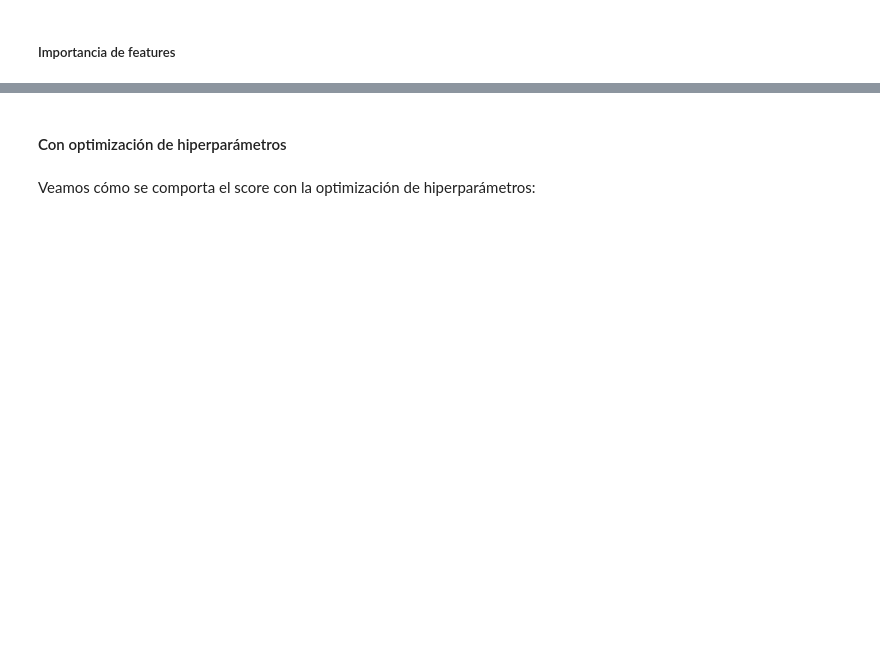
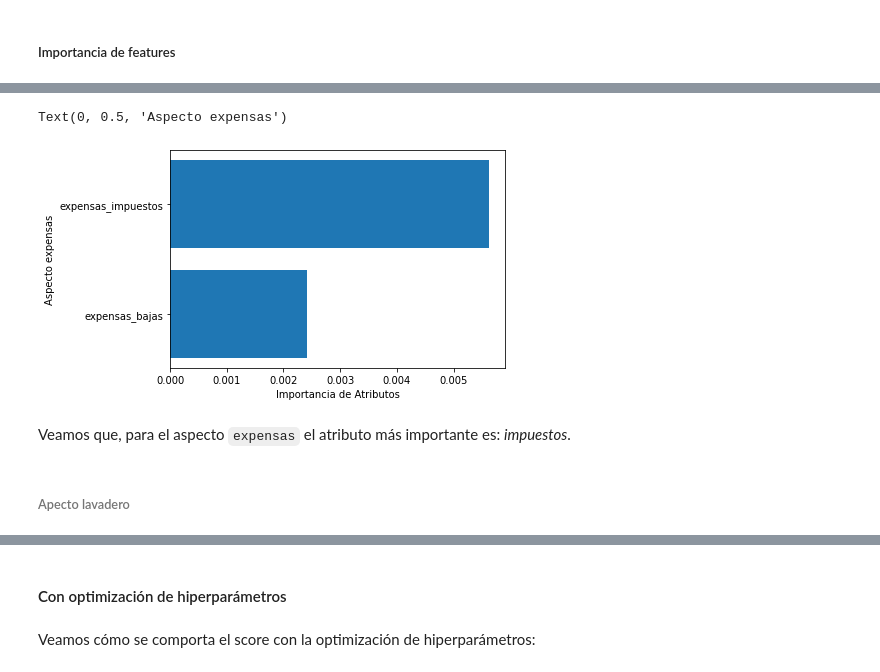
Before and after one commit to valencorrea/7506R-2C2022-GRUPO14-TP2, a Jupyter notebook: 7506R_TP2_GRUPO14_ENTREGA.ipynb, the cells around one changed output, grey strips where cells are left out. Saved outputs shown, nothing was run; the diff lists cells and outputs as text; code cells hidden in the pictures; blank space fills up the shorter version.

```diff
--- a/7506R_TP2_GRUPO14_ENTREGA.ipynb
+++ b/7506R_TP2_GRUPO14_ENTREGA.ipynb
@@ -562,0 +807,11 @@ Podemos observar que el feature más importante es la ubicación en Puerto Mader
+# %%
+plt.barh(df_test_dummies.columns[aspecto_id], XGB_Regressor.feature_importances_[aspecto_id])
+plt.xlabel("Importancia de Atributos")
+plt.ylabel("Aspecto expensas")
+# %% [output]
+Text(0, 0.5, 'Aspecto expensas')
+[figure, added]
+# %% [markdown]
+Veamos que, para el aspecto `expensas` el atributo más importante es: *impuestos*.
+# %% [markdown]
+###### Apecto lavadero
```
Also changed, not shown: parts of 160 cells of this notebook.
